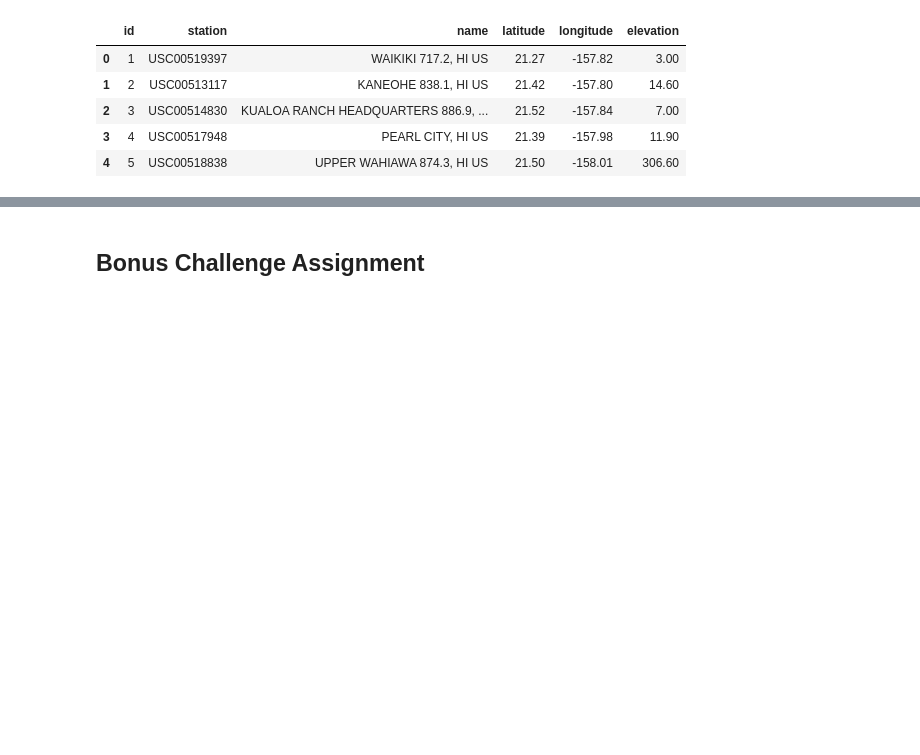
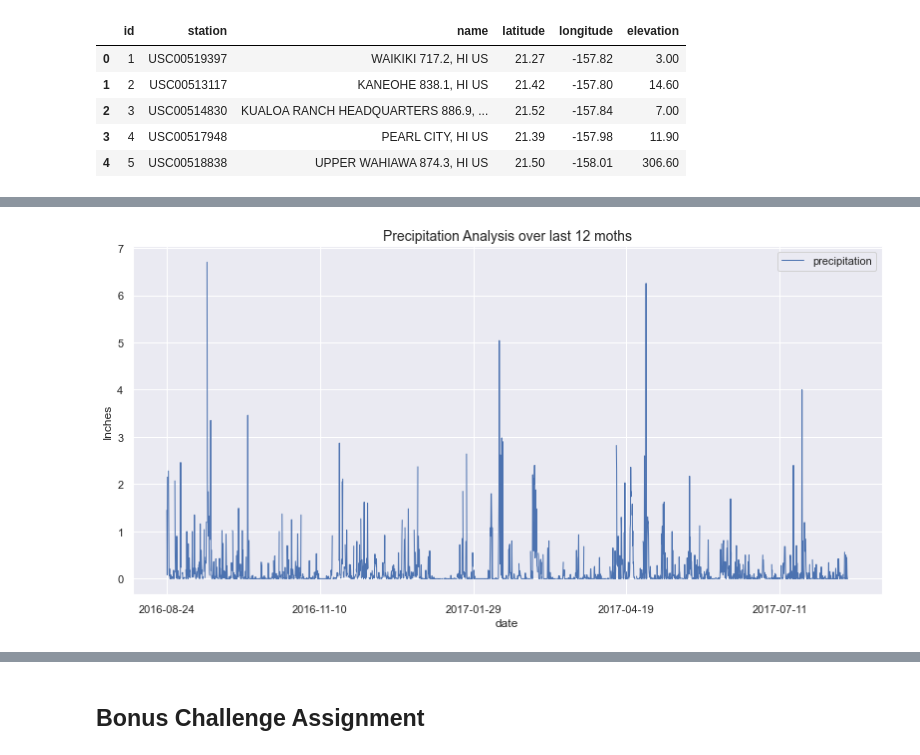
Before and after one commit to OlegRyzhkov2020/sqlalchemy-challenge, a Jupyter notebook: climate_starter.ipynb, the cells around one changed output, grey strips where cells are left out. Drawn from its saved outputs; the diff is of its cells as text; code cells hidden in the pictures; blank space fills up the shorter version.

```diff
--- a/climate_starter.ipynb
+++ b/climate_starter.ipynb
@@ -8,7 +8,10 @@ from matplotlib import style
 style.use('fivethirtyeight')
 import matplotlib.pyplot as plt
 import seaborn as sns
+from matplotlib.pylab import rcParams
 sns.set()
+plt.rc('lines', linewidth=1)
+rcParams['figure.figsize'] = 12,6
 import numpy as np
 import pandas as pd
 import datetime as dt
@@ -134,0 +128,3 @@ Base.metadata.create_all(engine)
+# %%
+year_ago = dt.date(2016,8,23)
+year_ago
@@ -134,0 +133,7 @@ Base.metadata.create_all(engine)
+# %%
+stmt = session.query(func.date(measurement.date).label('date'), measurement.prcp.label('precipitation')).\
+                    filter(measurement.date > year_ago).\
+                    order_by(measurement.date.desc()).statement
+data = pd.read_sql_query(stmt, session.bind)
+data = data.sort_values('date')
+data.head(10)
@@ -134,0 +152,7 @@ Base.metadata.create_all(engine)
+# %%
+# Use Pandas Plotting with Matplotlib to plot the data
+data.set_index('date').plot()
+_=plt.title("Precipitation Analysis over last 12 moths", size=14)
+_= plt.ylabel('Inches')
+# %% [output]
+[figure, added]
```
Also changed, not shown: parts of 23 cells of this notebook, 3 other files.
